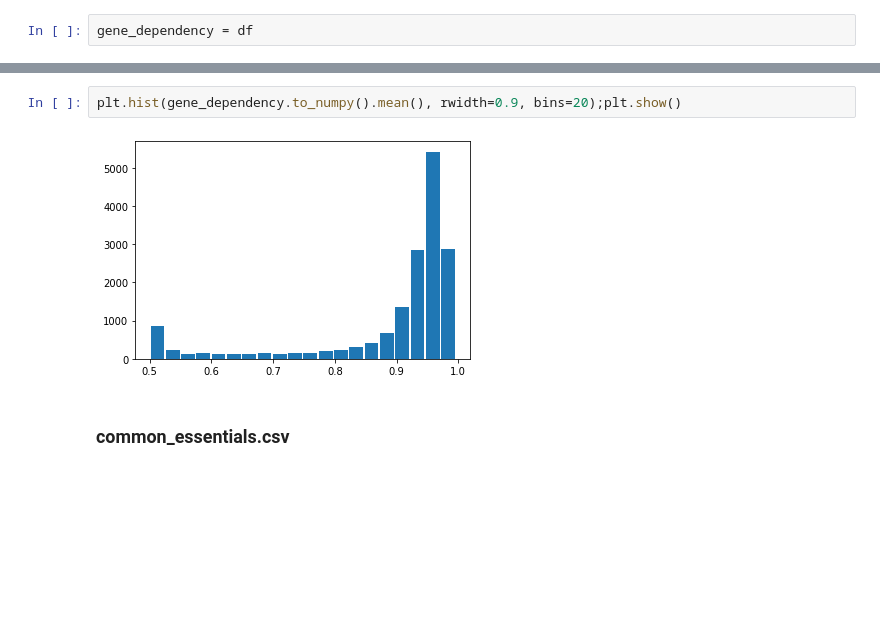
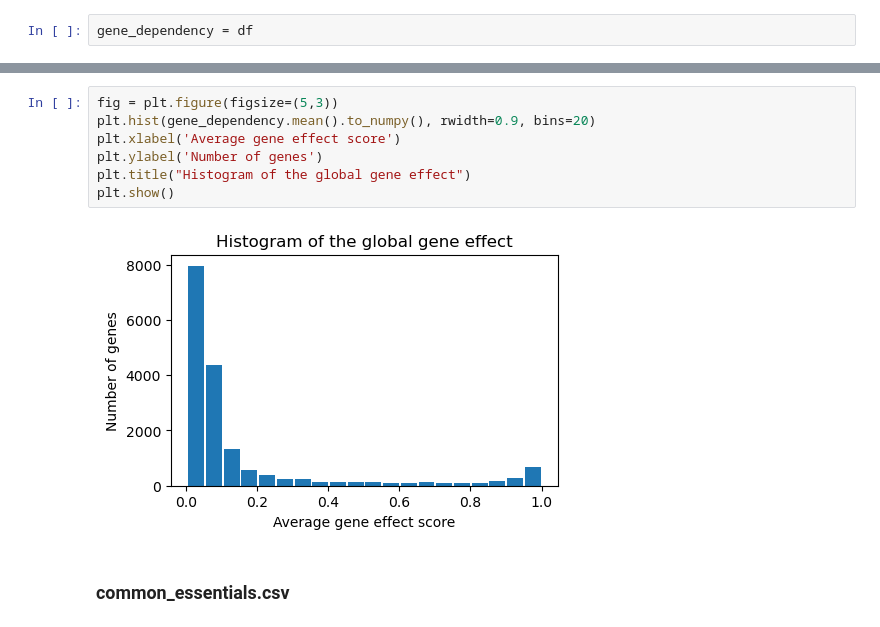
Before and after one commit to MatDagommer/crispr-genomics, a Jupyter notebook: data exploring.ipynb, the cells around one changed output, grey strips where cells are left out. Drawn from its saved outputs; the diff is of its cells as text; blank space fills up the shorter version.

```diff
--- a/data exploring.ipynb
+++ b/data exploring.ipynb
@@ -103,7 +154,12 @@ plt.show()
-# %%
-plt.hist(gene_dependency.to_numpy().mean(), rwidth=0.9, bins=20);plt.show()
-# %% [output]
-[figure, removed]
+# %%
+fig = plt.figure(figsize=(5,3))
+plt.hist(gene_dependency.mean().to_numpy(), rwidth=0.9, bins=20)
+plt.xlabel('Average gene effect score')
+plt.ylabel('Number of genes')
+plt.title("Histogram of the global gene effect")
+plt.show()
+# %% [output]
+[figure, added]
 # %% [markdown]
 ### common_essentials.csv
 # %%
```
Also changed, not shown: parts of 33 cells of this notebook.
